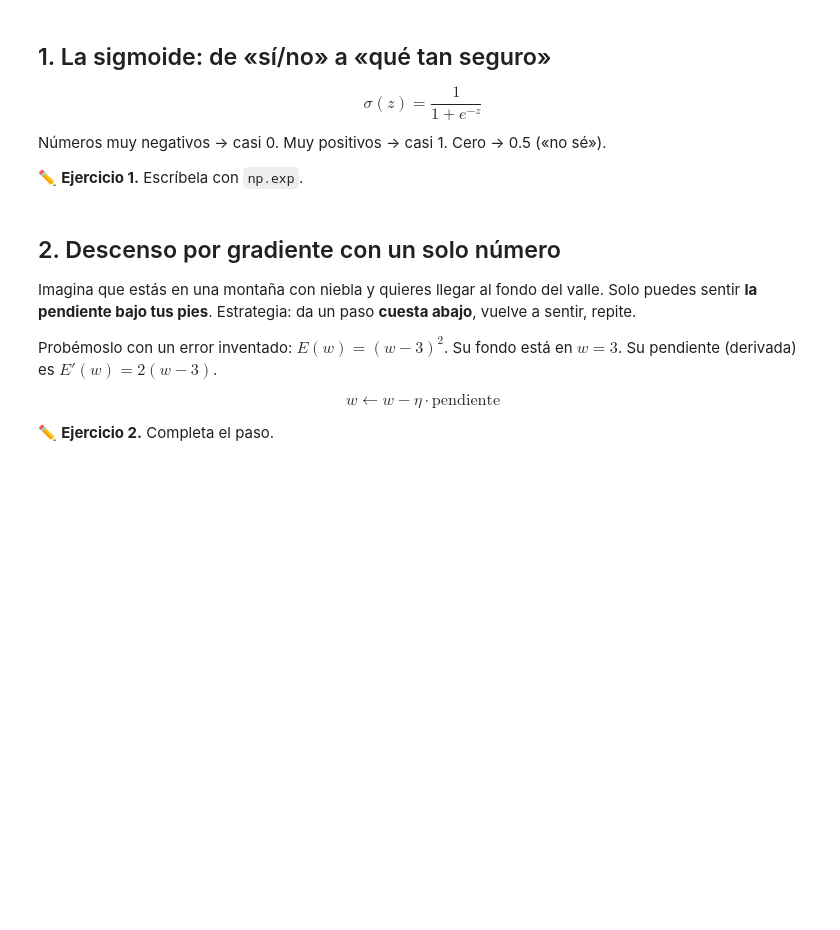
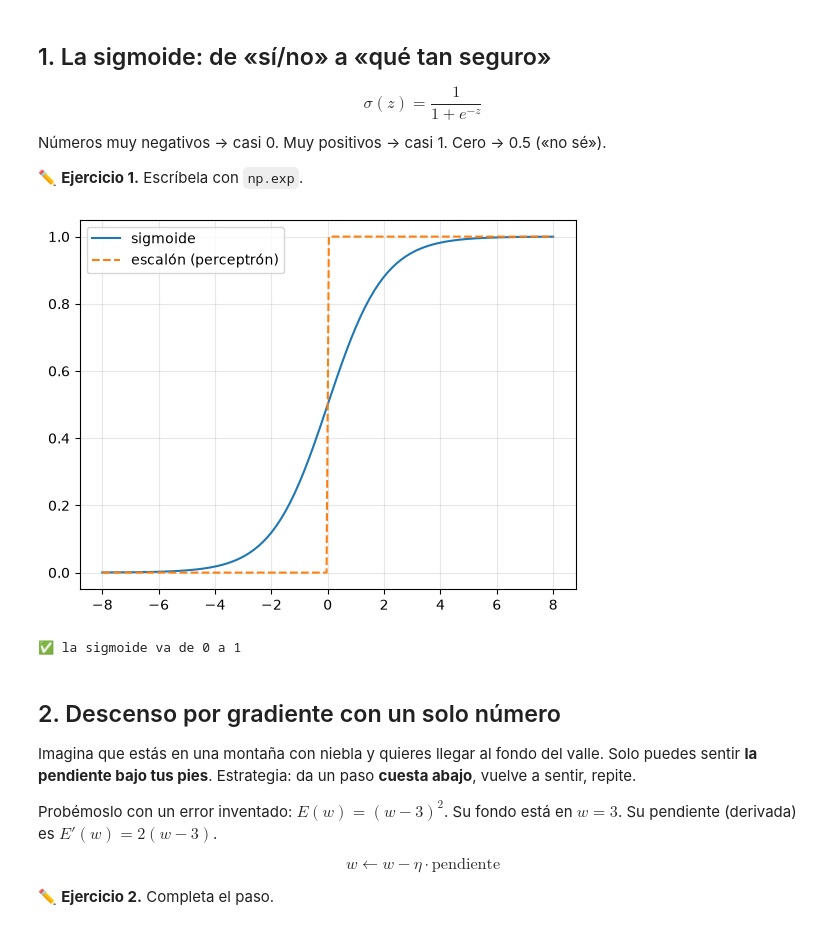
Before and after one commit to pibenitezq126/redes-neuronales-practicas, a Jupyter notebook: proyecto/P3_aprender_con_gradiente.ipynb, the cells around one changed output. Drawn from its saved outputs; the diff is of its cells as text; code cells hidden in the pictures; blank space fills up the shorter version.

```diff
--- a/proyecto/P3_aprender_con_gradiente.ipynb
+++ b/proyecto/P3_aprender_con_gradiente.ipynb
@@ -24,14 +24,18 @@ Números muy negativos → casi 0. Muy positivos → casi 1. Cero → 0.5 («no
 ✏️ **Ejercicio 1.** Escríbela con `np.exp`.
 # %%
 def sigmoide(z):
-    return ...
+    return 1 / (1 + np.exp(-z))
 
 z = np.linspace(-8, 8, 200)
 plt.plot(z, sigmoide(z), label="sigmoide")
 plt.plot(z, (z > 0).astype(int), "--", label="escalón (perceptrón)")
 plt.legend(); plt.grid(alpha=0.3); plt.show()
+# %% [output]
+[figure, added]
 # %%
 ok(abs(sigmoide(0) - 0.5) < 1e-9 and sigmoide(10) > 0.99 and sigmoide(-10) < 0.01, "la sigmoide va de 0 a 1")
+# %% [output]
+✅ la sigmoide va de 0 a 1
 # %% [markdown]
 ## 2. Descenso por gradiente con un solo número
 Imagina que estás en una montaña con niebla y quieres llegar al fondo del valle. Solo puedes sentir **la
```
Also changed, not shown: parts of 6 cells of this notebook, 3 other files.
